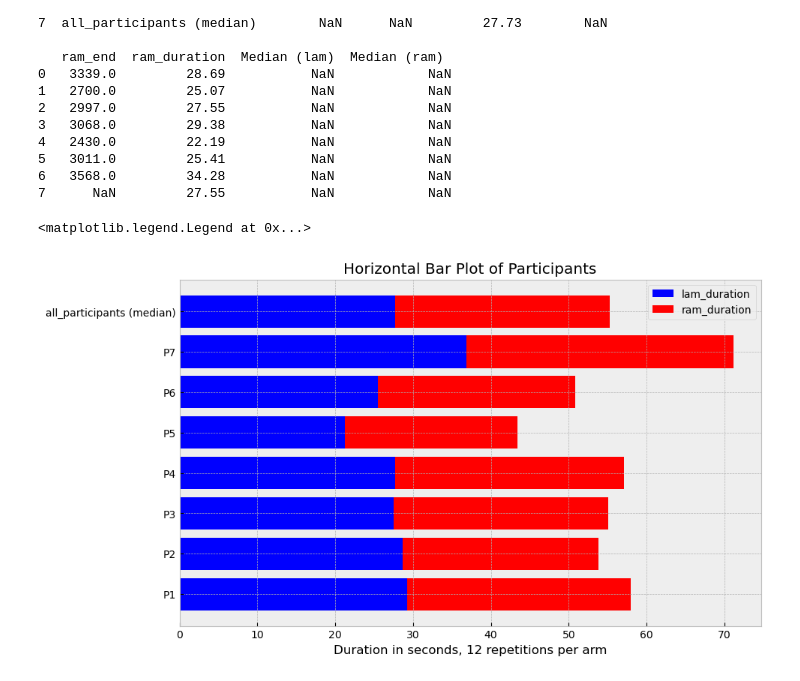
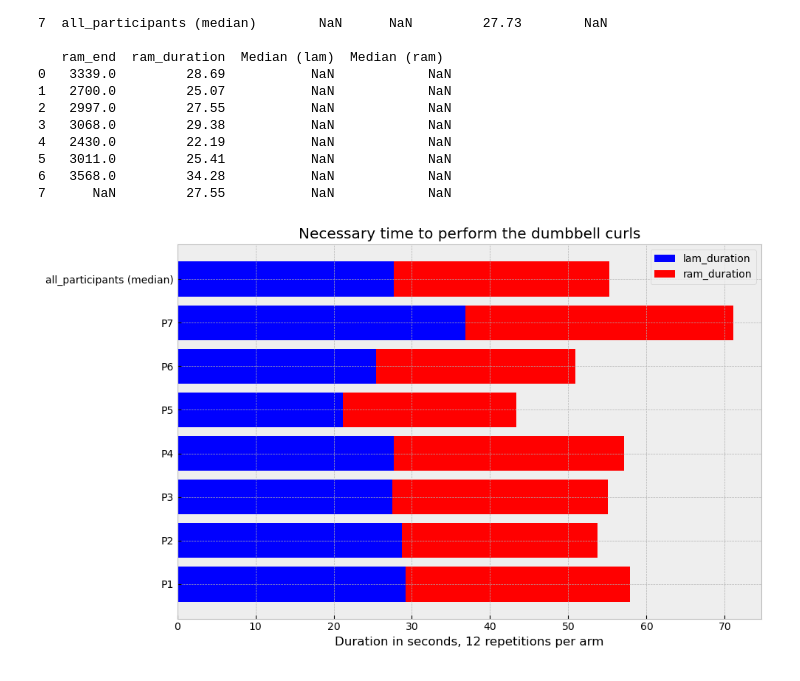
Before and after one commit to faufreiter/motion_capture, a Jupyter notebook: data/data_collection.ipynb, the cells around one changed output. Saved outputs shown, nothing was run; the diff lists cells and outputs as text; code cells hidden in the pictures.

```diff
--- a/data/data_collection.ipynb
+++ b/data/data_collection.ipynb
@@ -213,19 +217,24 @@ print(duration_data.head(8))
 # %%
 # Assuming the columns are named 'Column1' and 'Column2'
 column1_name = 'lam_duration'
 column2_name = 'ram_duration'
 
 # Set 'participants' as the index of the DataFrame
 duration_data.set_index('participant', inplace=True)
 
 # Plotting
 plt.figure(figsize=(10, 6))
 plt.barh(duration_data.index, duration_data[column1_name], color='blue', label=column1_name)
 plt.barh(duration_data.index, duration_data[column2_name], color='red', left=duration_data[column1_name], label=column2_name)
 
 plt.xlabel('Duration in seconds, 12 repetitions per arm')
-plt.title('Horizontal Bar Plot of Participants')
+plt.title('Necessary time to perform the dumbbell curls')
 plt.legend()
+
+plt.tight_layout()
+#plt.savefig('duration_dumbbellcurls.jpg', format='jpg', dpi=300)  # 'dpi' specifies the resolution
+#CHANGE NAME if new jpg
+# Now, you can also display the plot if you wish
+plt.show()
 # %% [output]
-<matplotlib.legend.Legend at 0x...>
-[figure, old version]
+[figure, new version]
```
Also changed, not shown: parts of 3 cells of this notebook, 3 other files.
